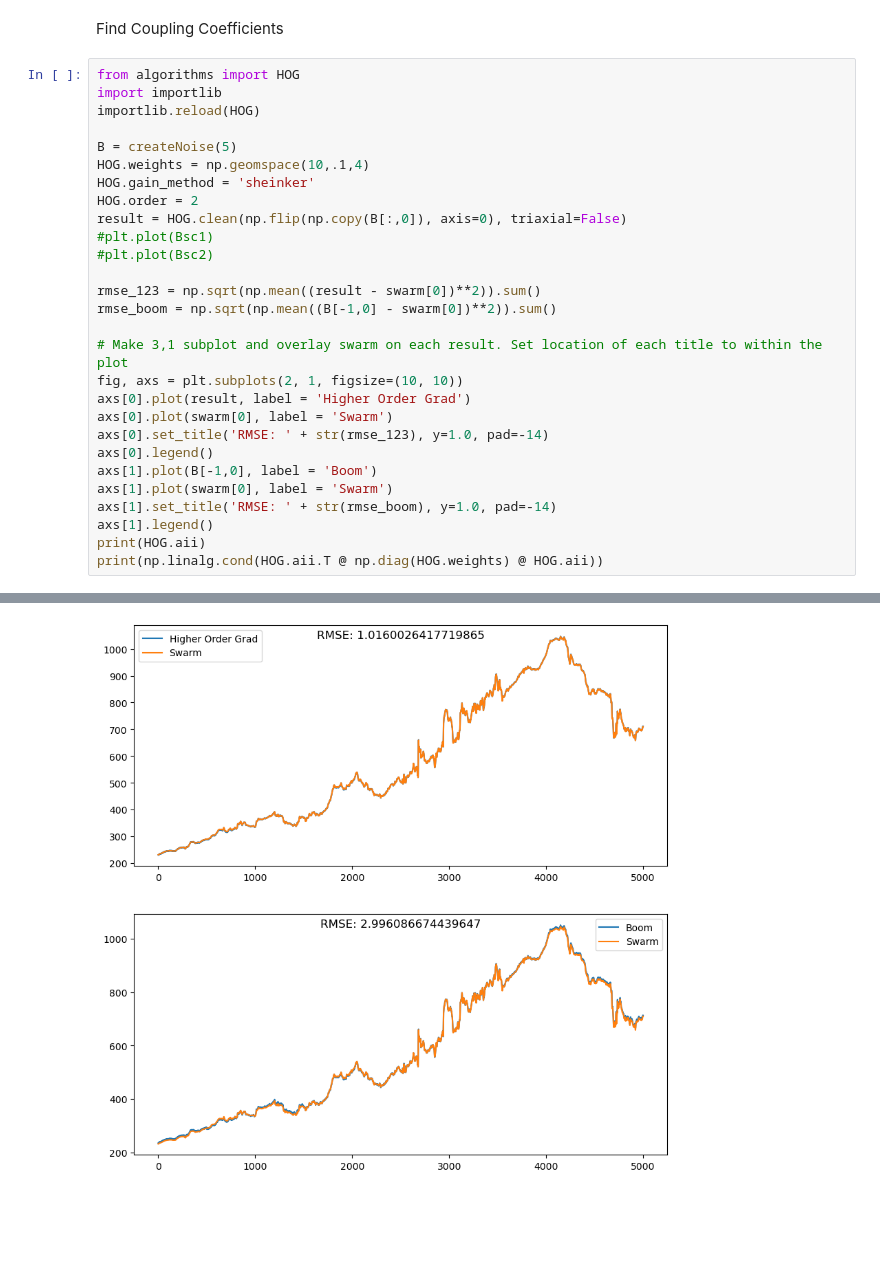
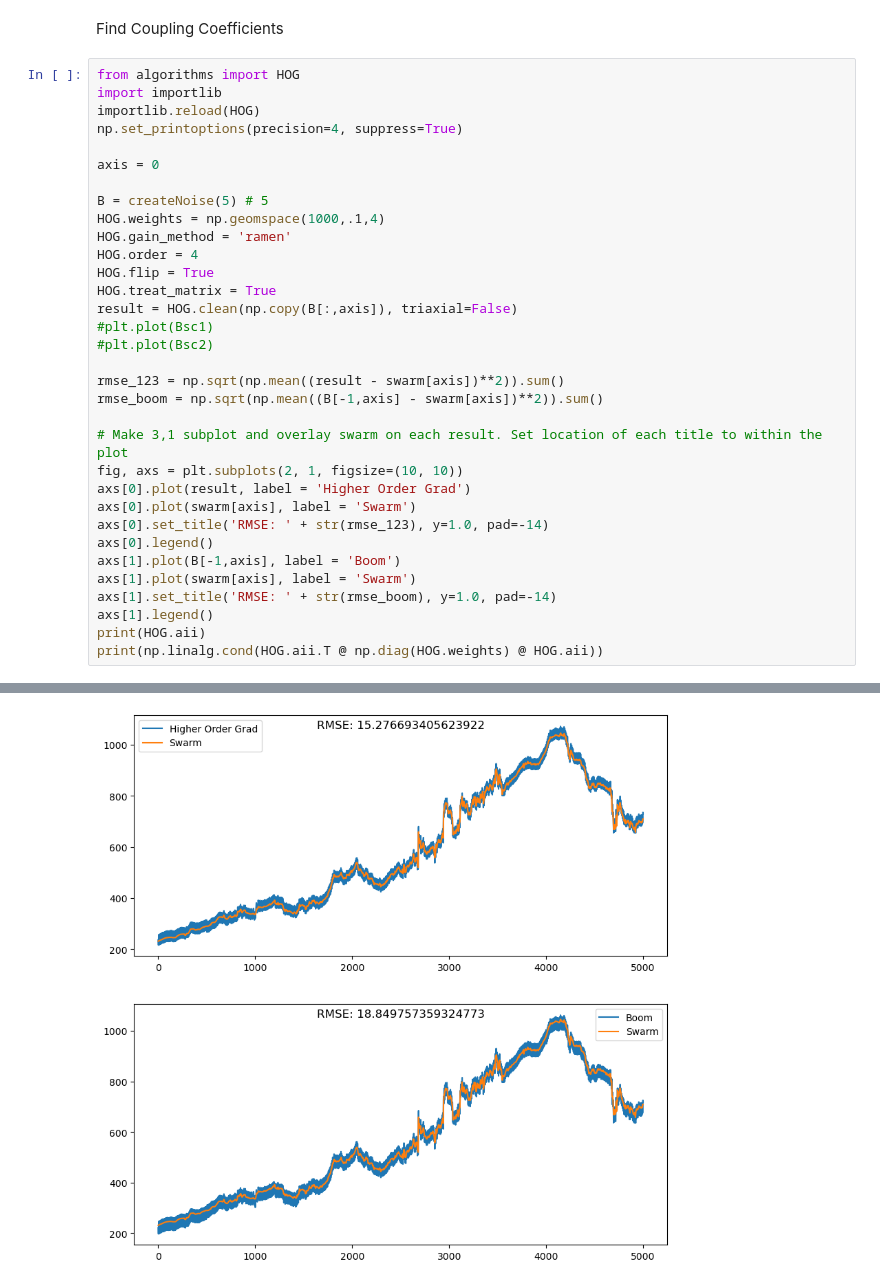
Before and after one commit to aphoffmann/MAGPRIME, a Jupyter notebook: magprime/HOG_test.ipynb, the cells around one changed output, grey strips where cells are left out. Drawn from its saved outputs; the diff is of its cells as text; blank space fills up the shorter version.

```diff
--- a/magprime/HOG_test.ipynb
+++ b/magprime/HOG_test.ipynb
@@ -183,26 +187,31 @@ Find Coupling Coefficients
 from algorithms import HOG
 import importlib
 importlib.reload(HOG)
+np.set_printoptions(precision=4, suppress=True)
 
-B = createNoise(5)
-HOG.weights = np.geomspace(10,.1,4)
-HOG.gain_method = 'sheinker'
-HOG.order = 2
-result = HOG.clean(np.flip(np.copy(B[:,0]), axis=0), triaxial=False)
+axis = 0
+
+B = createNoise(5) # 5
+HOG.weights = np.geomspace(1000,.1,4)
+HOG.gain_method = 'ramen'
+HOG.order = 4
+HOG.flip = True
+HOG.treat_matrix = True
+result = HOG.clean(np.copy(B[:,axis]), triaxial=False)
 #plt.plot(Bsc1)
 #plt.plot(Bsc2)
 
-rmse_123 = np.sqrt(np.mean((result - swarm[0])**2)).sum()
-rmse_boom = np.sqrt(np.mean((B[-1,0] - swarm[0])**2)).sum()
+rmse_123 = np.sqrt(np.mean((result - swarm[axis])**2)).sum()
+rmse_boom = np.sqrt(np.mean((B[-1,axis] - swarm[axis])**2)).sum()
 
 # Make 3,1 subplot and overlay swarm on each result. Set location of each title to within the plot
 fig, axs = plt.subplots(2, 1, figsize=(10, 10))
 axs[0].plot(result, label = 'Higher Order Grad')
-axs[0].plot(swarm[0], label = 'Swarm')
+axs[0].plot(swarm[axis], label = 'Swarm')
 axs[0].set_title('RMSE: ' + str(rmse_123), y=1.0, pad=-14)
 axs[0].legend()
-axs[1].plot(B[-1,0], label = 'Boom')
-axs[1].plot(swarm[0], label = 'Swarm')
+axs[1].plot(B[-1,axis], label = 'Boom')
+axs[1].plot(swarm[axis], label = 'Swarm')
 axs[1].set_title('RMSE: ' + str(rmse_boom), y=1.0, pad=-14)
 axs[1].legend()
 print(HOG.aii)
@@ -223,4 +229,4 @@ Condition number of K.T @ W @ K:  16.000306722174365 , Factor:  1.38488637139387
-[figure, old version]
+[figure, new version]
 # %%
 fig, ax = plt.subplots(1,1, figsize=(8,5))
 
```
Also changed, not shown: parts of 5 cells of this notebook, 2 other files.
